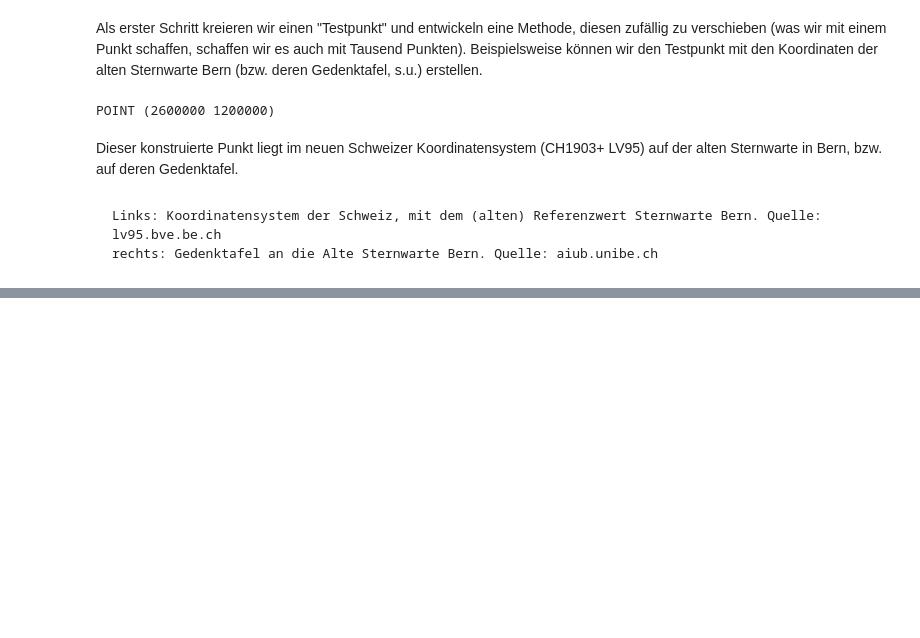
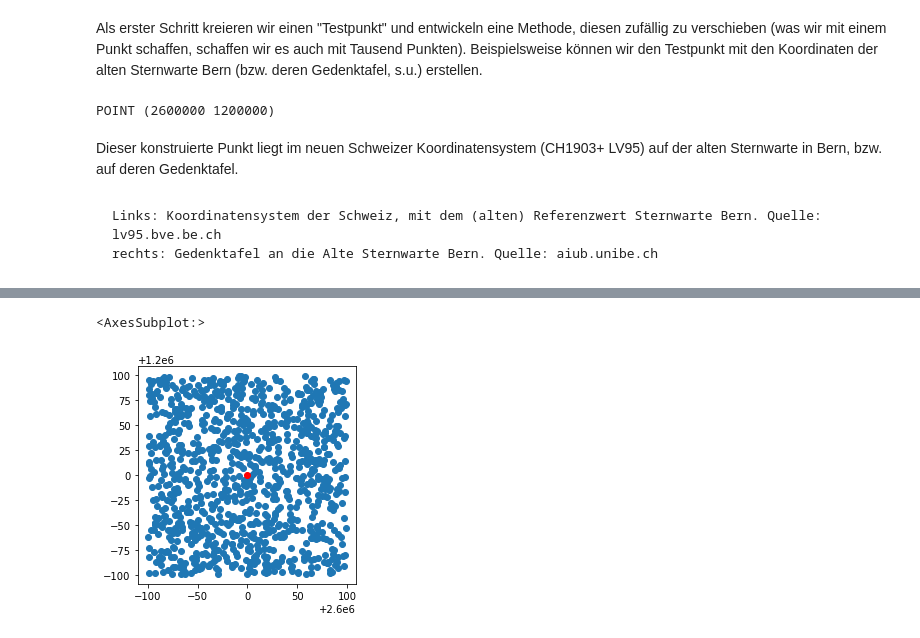
Before and after one commit to ratnavis/codingingis, a Jupyter notebook: 02_04_Einzelpunkt_Verschieben.ipynb, the cells around one changed output, grey strips where cells are left out. Cells and saved outputs as stored; diff of their text form; code cells hidden in the pictures; blank space fills up the shorter version.

```diff
--- a/02_04_Einzelpunkt_Verschieben.ipynb
+++ b/02_04_Einzelpunkt_Verschieben.ipynb
@@ -35,0 +60,11 @@ Hinweis: Die Antwort ist verblüffend einfach. Verbringe nicht allzu viel Zeit m
+# %%
+x_alt = sternwarte.x
+y_alt = sternwarte.y
+
+import random
+
+x_neu = x_alt + random.randrange(-100,100)
+y_neu = y_alt + random.randrange(-100,100)
+
+sternwarte_neu = Point(x_neu, y_neu)
+print(sternwarte_neu)
@@ -35,0 +77,15 @@ Hinweis: Die Antwort ist verblüffend einfach. Verbringe nicht allzu viel Zeit m
+# %%
+def point_offset(point, distance = 100):
+    x_alt = point.x
+    y_alt = point.y
+
+    distance = int(distance)
+
+    x_neu = x_alt + random.randrange(-distance,distance)
+    y_neu = y_alt + random.randrange(-distance,distance)
+
+    point_off = Point(x_neu, y_neu)
+
+    return(point_off)
+
+point_offset(sternwarte, 100)
@@ -35,0 +98,6 @@ Hinweis: Die Antwort ist verblüffend einfach. Verbringe nicht allzu viel Zeit m
+# %%
+ax = gpd.GeoSeries([point_offset(sternwarte) for x in range(1,1000)]).plot()
+gpd.GeoSeries(sternwarte).plot(ax = ax, color = "red")
+# %% [output]
+<AxesSubplot:>
+[figure, added]
```
Also changed, not shown: parts of 12 cells of this notebook, 10 other files.
